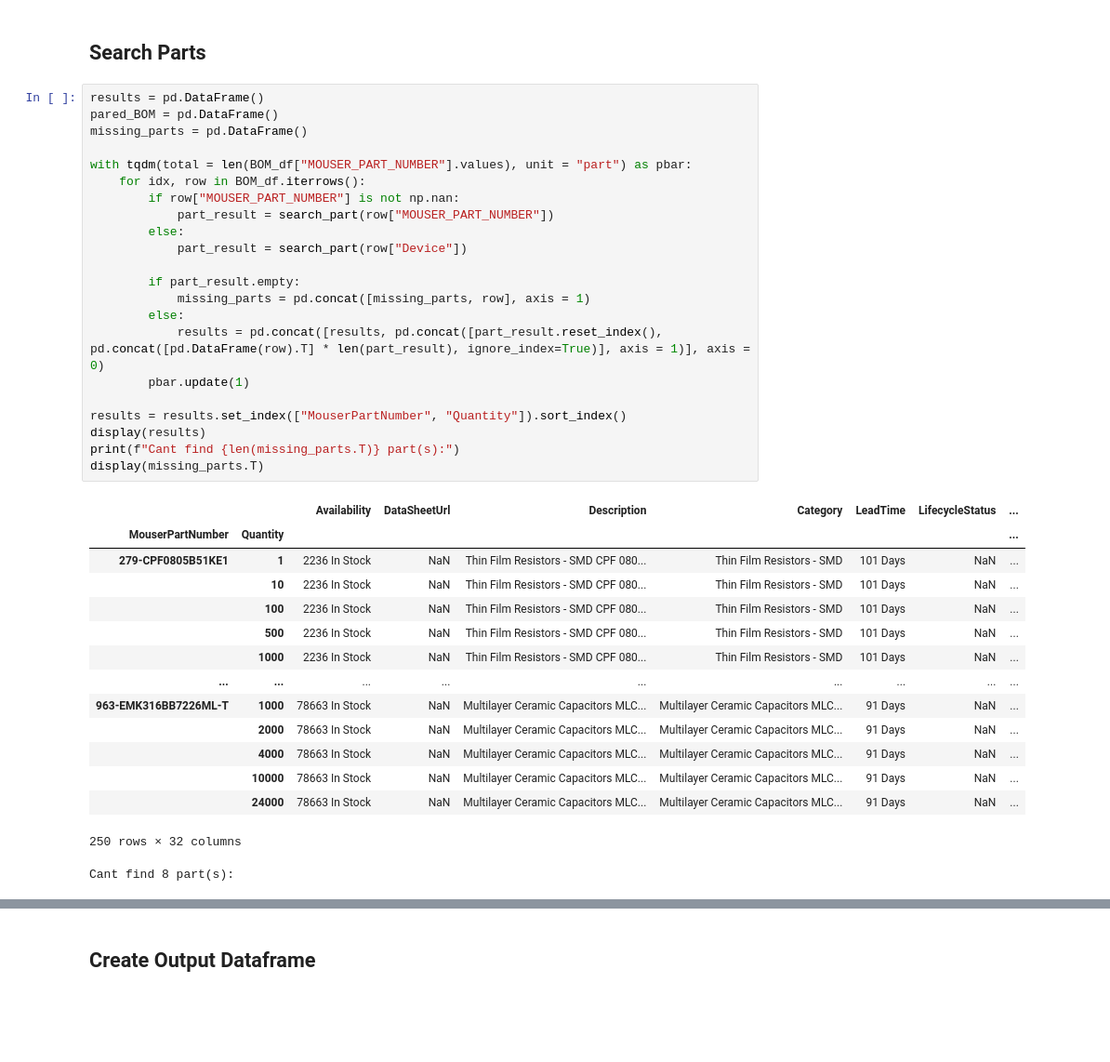
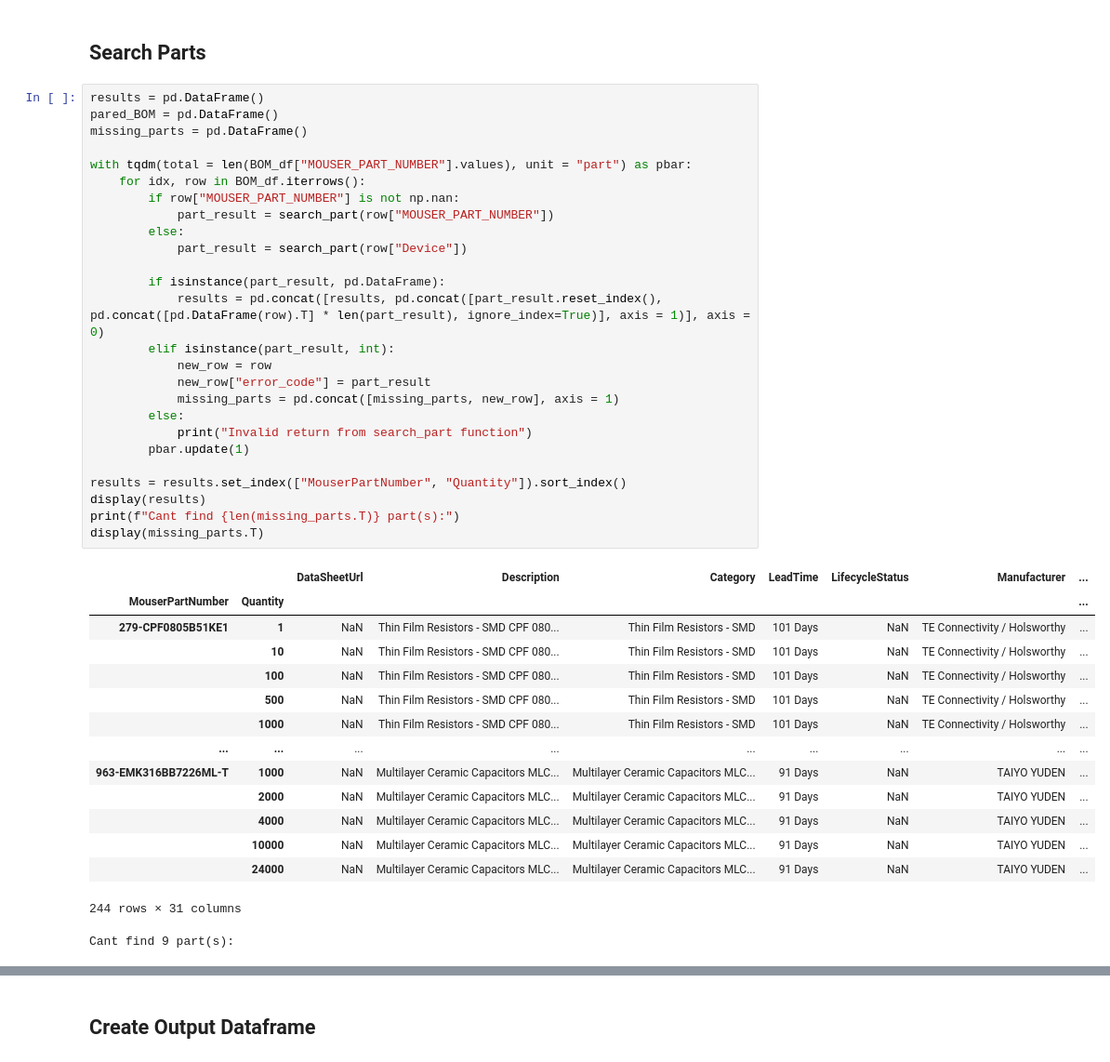
Before and after one commit to tiedyefreak22/Dual-Mono-Amp-Design, a Jupyter notebook: Mouser_API/Mouser_API.ipynb, the cells around one changed output, grey strips where cells are left out. Shown at 93% size. Drawn from its saved outputs; the diff is of its cells as text; blank space fills up the shorter version.

```diff
--- a/Mouser_API/Mouser_API.ipynb
+++ b/Mouser_API/Mouser_API.ipynb
@@ -191,41 +208,45 @@ Done
 # %%
 results = pd.DataFrame()
 pared_BOM = pd.DataFrame()
 missing_parts = pd.DataFrame()
 
 with tqdm(total = len(BOM_df["MOUSER_PART_NUMBER"].values), unit = "part") as pbar:
     for idx, row in BOM_df.iterrows():
         if row["MOUSER_PART_NUMBER"] is not np.nan:
             part_result = search_part(row["MOUSER_PART_NUMBER"])
         else:
             part_result = search_part(row["Device"])
 
-        if part_result.empty:
-            missing_parts = pd.concat([missing_parts, row], axis = 1)
+        if isinstance(part_result, pd.DataFrame):
+            results = pd.concat([results, pd.concat([part_result.reset_index(), pd.concat([pd.DataFrame(row).T] * len(part_result), ignore_index=True)], axis = 1)], axis = 0)
+        elif isinstance(part_result, int):
+            new_row = row
+            new_row["error_code"] = part_result
+            missing_parts = pd.concat([missing_parts, new_row], axis = 1)
         else:
-            results = pd.concat([results, pd.concat([part_result.reset_index(), pd.concat([pd.DataFrame(row).T] * len(part_result), ignore_index=True)], axis = 1)], axis = 0)
+            print("Invalid return from search_part function")
         pbar.update(1)
 
 results = results.set_index(["MouserPartNumber", "Quantity"]).sort_index()
 display(results)
 print(f"Cant find {len(missing_parts.T)} part(s):")
 display(missing_parts.T)
 # %% [output]
-|  |  | Availability | DataSheetUrl | Description | Category | LeadTime | LifecycleStatus | ... |
+|  |  | DataSheetUrl | Description | Category | LeadTime | LifecycleStatus | Manufacturer | ... |
 | MouserPartNumber | Quantity |  |  |  |  |  |  | ... |
-| 279-CPF0805B51KE1 | 1 | 2236 In Stock | NaN | Thin Film Resistors - SMD CPF 080... | Thin Film Resistors - SMD | 101 Days | NaN | ... |
-|  | 10 | 2236 In Stock | NaN | Thin Film Resistors - SMD CPF 080... | Thin Film Resistors - SMD | 101 Days | NaN | ... |
-|  | 100 | 2236 In Stock | NaN | Thin Film Resistors - SMD CPF 080... | Thin Film Resistors - SMD | 101 Days | NaN | ... |
-|  | 500 | 2236 In Stock | NaN | Thin Film Resistors - SMD CPF 080... | Thin Film Resistors - SMD | 101 Days | NaN | ... |
-|  | 1000 | 2236 In Stock | NaN | Thin Film Resistors - SMD CPF 080... | Thin Film Resistors - SMD | 101 Days | NaN | ... |
+| 279-CPF0805B51KE1 | 1 | NaN | Thin Film Resistors - SMD CPF 080... | Thin Film Resistors - SMD | 101 Days | NaN | TE Connectivity / Holsworthy | ... |
+|  | 10 | NaN | Thin Film Resistors - SMD CPF 080... | Thin Film Resistors - SMD | 101 Days | NaN | TE Connectivity / Holsworthy | ... |
+|  | 100 | NaN | Thin Film Resistors - SMD CPF 080... | Thin Film Resistors - SMD | 101 Days | NaN | TE Connectivity / Holsworthy | ... |
+|  | 500 | NaN | Thin Film Resistors - SMD CPF 080... | Thin Film Resistors - SMD | 101 Days | NaN | TE Connectivity / Holsworthy | ... |
+|  | 1000 | NaN | Thin Film Resistors - SMD CPF 080... | Thin Film Resistors - SMD | 101 Days | NaN | TE Connectivity / Holsworthy | ... |
 | ... | ... | ... | ... | ... | ... | ... | ... | ... |
-| 963-EMK316BB7226ML-T | 1000 | 78663 In Stock | NaN | Multilayer Ceramic Capacitors MLC... | Multilayer Ceramic Capacitors MLC... | 91 Days | NaN | ... |
-|  | 2000 | 78663 In Stock | NaN | Multilayer Ceramic Capacitors MLC... | Multilayer Ceramic Capacitors MLC... | 91 Days | NaN | ... |
-|  | 4000 | 78663 In Stock | NaN | Multilayer Ceramic Capacitors MLC... | Multilayer Ceramic Capacitors MLC... | 91 Days | NaN | ... |
-|  | 10000 | 78663 In Stock | NaN | Multilayer Ceramic Capacitors MLC... | Multilayer Ceramic Capacitors MLC... | 91 Days | NaN | ... |
-|  | 24000 | 78663 In Stock | NaN | Multilayer Ceramic Capacitors MLC... | Multilayer Ceramic Capacitors MLC... | 91 Days | NaN | ... |
+| 963-EMK316BB7226ML-T | 1000 | NaN | Multilayer Ceramic Capacitors MLC... | Multilayer Ceramic Capacitors MLC... | 91 Days | NaN | TAIYO YUDEN | ... |
+|  | 2000 | NaN | Multilayer Ceramic Capacitors MLC... | Multilayer Ceramic Capacitors MLC... | 91 Days | NaN | TAIYO YUDEN | ... |
+|  | 4000 | NaN | Multilayer Ceramic Capacitors MLC... | Multilayer Ceramic Capacitors MLC... | 91 Days | NaN | TAIYO YUDEN | ... |
+|  | 10000 | NaN | Multilayer Ceramic Capacitors MLC... | Multilayer Ceramic Capacitors MLC... | 91 Days | NaN | TAIYO YUDEN | ... |
+|  | 24000 | NaN | Multilayer Ceramic Capacitors MLC... | Multilayer Ceramic Capacitors MLC... | 91 Days | NaN | TAIYO YUDEN | ... |
-250 rows × 32 columns
+244 rows × 31 columns
-Cant find 8 part(s):
+Cant find 9 part(s):
 |  | Qty | Value | Device | Package | Parts | Description | ARROW_PART_NUMBER | ARROW_PRICE-STOCK | ... |
 | 1 | 2 | NaN | CONN_06SILK_FEMALE_PTH | 1X06 | J2, J13 | Multi connection point. Often use... | NaN | NaN | ... |
 | 5 | 2 | 100k | R-US_0411/15 | 0411/15 | R5P, R5P1 | RESISTOR, American symbol | NaN | NaN | ... |
```
Also changed, not shown: parts of 4 cells of this notebook.
